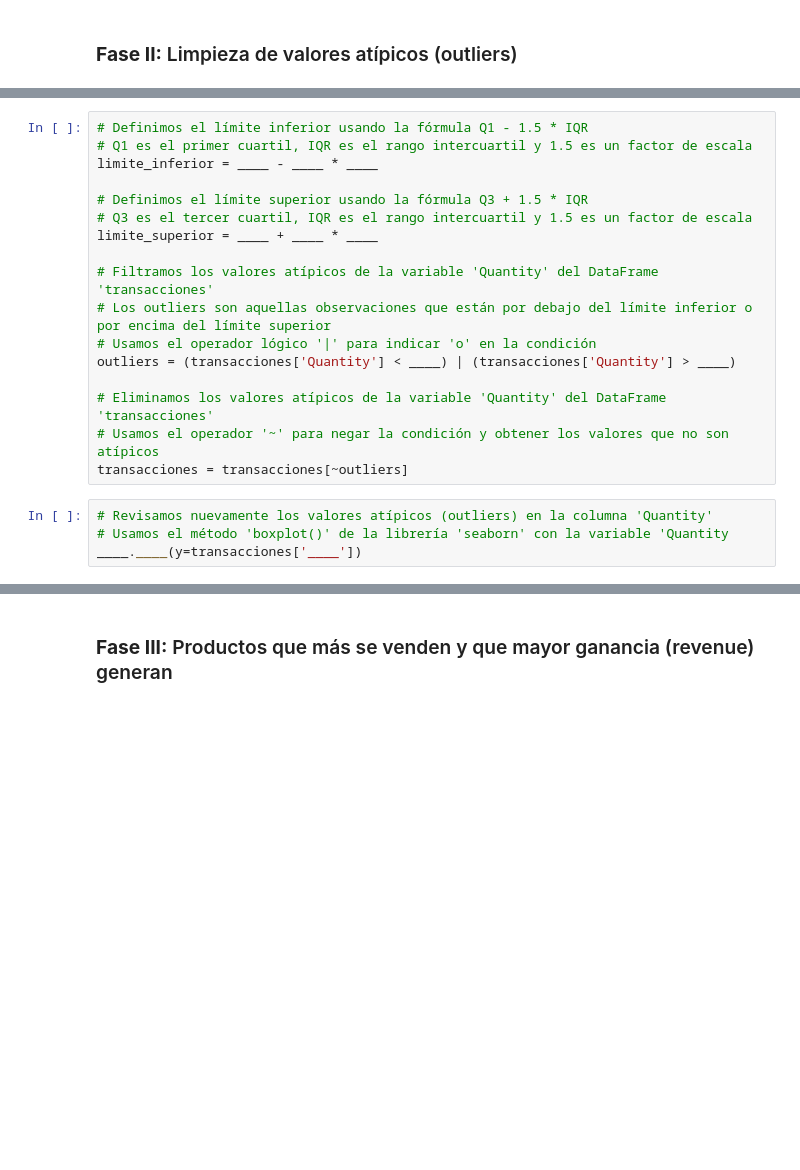
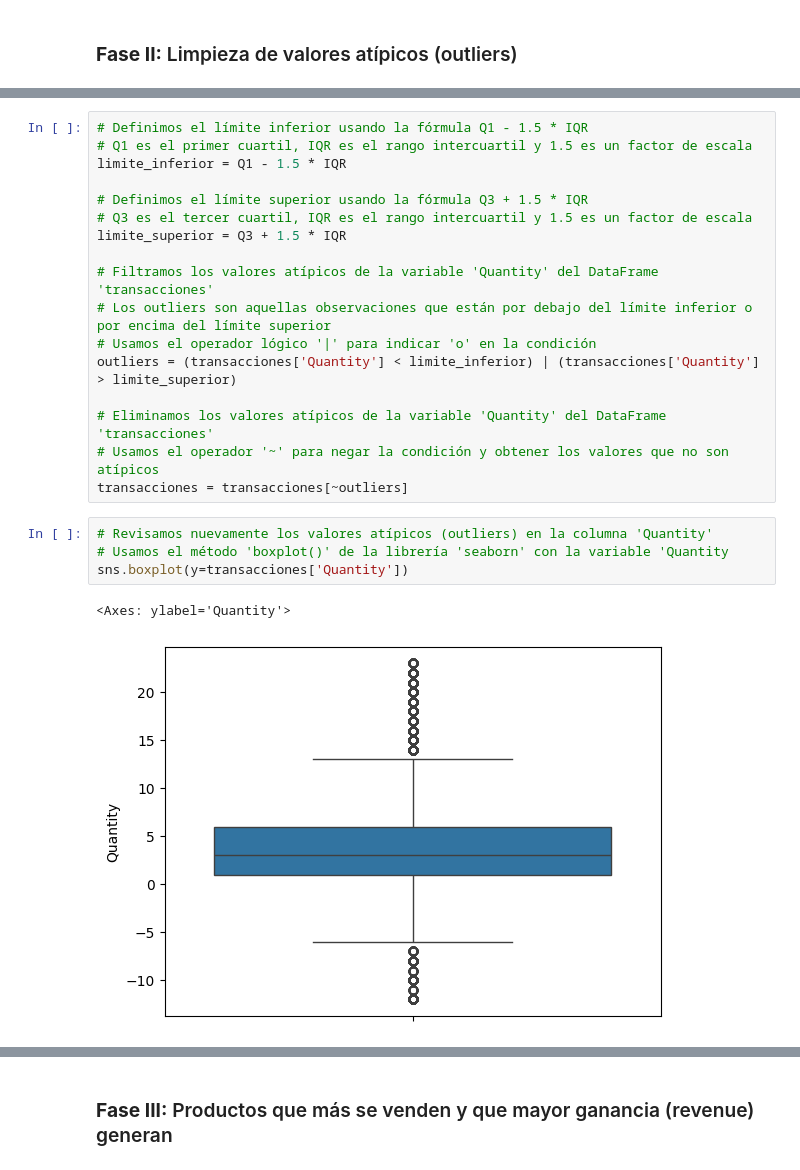
Before and after one commit to AndresJimw/Artificial-Intelligence, a Jupyter notebook: Lab02/Test - Manejo de outliers y operaciones por grupo para transacciones e-commerce.ipynb, the cells around one changed output, grey strips where cells are left out. Cells and saved outputs as stored; diff of their text form; blank space fills up the shorter version.

Commit message:
feat: add IQR outlier removal and top products analysis with revenue insights

```diff
--- a/Lab02/Test - Manejo de outliers y operaciones por grupo para transacciones e-commerce.ipynb
+++ b/Lab02/Test - Manejo de outliers y operaciones por grupo para transacciones e-commerce.ipynb
@@ -77,16 +129,16 @@ IQR
 # %%
 # Definimos el límite inferior usando la fórmula Q1 - 1.5 * IQR
 # Q1 es el primer cuartil, IQR es el rango intercuartil y 1.5 es un factor de escala
-limite_inferior = ____ - ____ * ____
+limite_inferior = Q1 - 1.5 * IQR
 
 # Definimos el límite superior usando la fórmula Q3 + 1.5 * IQR
 # Q3 es el tercer cuartil, IQR es el rango intercuartil y 1.5 es un factor de escala
-limite_superior = ____ + ____ * ____
+limite_superior = Q3 + 1.5 * IQR
 
 # Filtramos los valores atípicos de la variable 'Quantity' del DataFrame 'transacciones'
 # Los outliers son aquellas observaciones que están por debajo del límite inferior o por encima del límite superior
 # Usamos el operador lógico '|' para indicar 'o' en la condición
-outliers = (transacciones['Quantity'] < ____) | (transacciones['Quantity'] > ____)
+outliers = (transacciones['Quantity'] < limite_inferior) | (transacciones['Quantity'] > limite_superior)
 
 # Eliminamos los valores atípicos de la variable 'Quantity' del DataFrame 'transacciones'
 # Usamos el operador '~' para negar la condición y obtener los valores que no son atípicos
@@ -94,7 +146,10 @@ transacciones = transacciones[~outliers]
 # %%
 # Revisamos nuevamente los valores atípicos (outliers) en la columna 'Quantity'
 # Usamos el método 'boxplot()' de la librería 'seaborn' con la variable 'Quantity
-____.____(y=transacciones['____'])
+sns.boxplot(y=transacciones['Quantity'])
+# %% [output]
+<Axes: ylabel='Quantity'>
+[figure, added]
 # %%
 # Eliminamos los valores negativos de la columna 'Quantity' del DataFrame 'transacciones'
 # Usamos el operador '>' para seleccionar los valores mayores a cero (0) en la columna 'Quantity'
```
Also changed, not shown: parts of 17 cells of this notebook, 1 other file.
